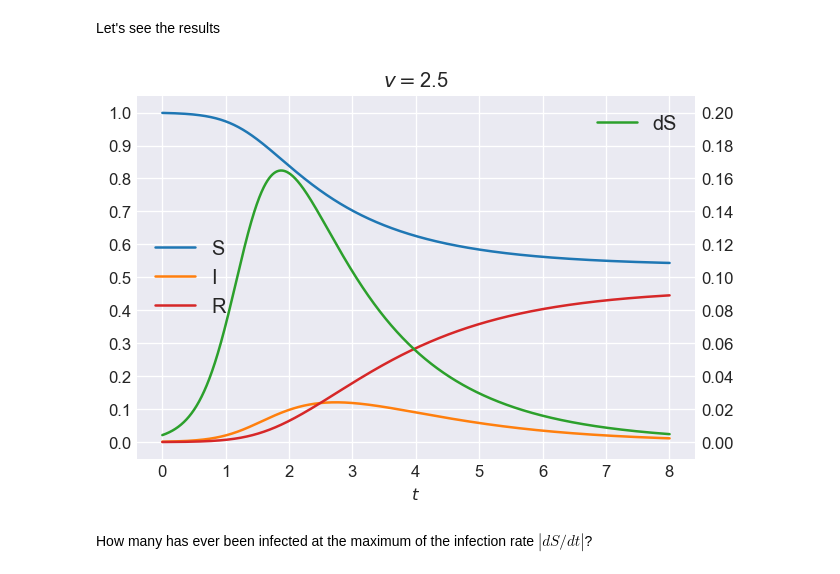
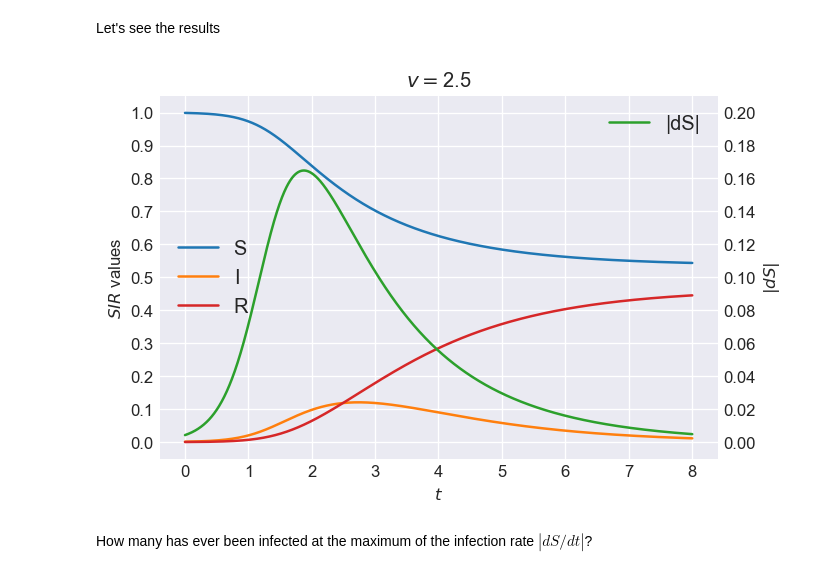
Before and after one commit to ivvaan/A-disease-spread-inhomogeneous-models, a Jupyter notebook: city_level_spread_dymamic/1_heterogeneity_in_getting_infected.ipynb, the cells around one changed output. Drawn from its saved outputs; the diff is of its cells as text; code cells hidden in the pictures.

```diff
--- a/city_level_spread_dymamic/1_heterogeneity_in_getting_infected.ipynb
+++ b/city_level_spread_dymamic/1_heterogeneity_in_getting_infected.ipynb
@@ -288,7 +288,7 @@ def get_u0(LLN,S0,mu0,v0,guess=3.0e-03):
             f=LLN(v,mu0,v0)
         return (f-S0)**2
     m=minimize(cost_f,guess,method='Powell')
-    return m.x
+    return np.atleast_1d(m.x)[0]
 # %% [markdown]
 Next define ODE and function to integrate it returning $I$
 # %%
@@ -443,30 +443,30 @@ Let's see the results
 # %%
 v0=2.5
 r0=4.2
 I0=0.001
 S,I,R,dS= getSIRdS(r0,I0,v0)
 
 fig, ax = plt.subplots(dpi=120)
 plt.plot(m_t, S, color='C0', label=f'S')
 plt.plot(m_t, I,color='C1', label=f'I')
 plt.plot(m_t, R,color='C3', label=f'R')
 ax.set_ylim([-0.05,1.05])
 ax.yaxis.set_major_locator(ticker.MultipleLocator(0.1))
-#ax.set_ylabel(f'$I$ value')
+ax.set_ylabel(f'$SIR$ values')
 plt.legend(loc='center left')
 plt.xlabel(f'$t$')
 ax2 = ax.twinx()
-plt.plot(m_t, dS, color='C2', label=f'dS')
+plt.plot(m_t, dS, color='C2', label=f'|dS|')
 ax2.set_ylim([-0.01,0.21])
 ax2.yaxis.set_major_locator(ticker.MultipleLocator(0.02))
 ax2.grid(False)
-#ax2.set_ylabel('Ratio')
+ax2.set_ylabel(f'$|dS|$')
 plt.legend(loc='upper right')
 plt.title(f'$v=${v0}')
 
 plt.show()
 # %% [output]
-[figure, old version]
+[figure, new version]
 # %% [markdown]
 How many has ever been infected at the maximum of the infection rate $|dS/dt|$?
 # %%
```
Also changed, not shown: parts of 2 cells of this notebook, 1 other file.
